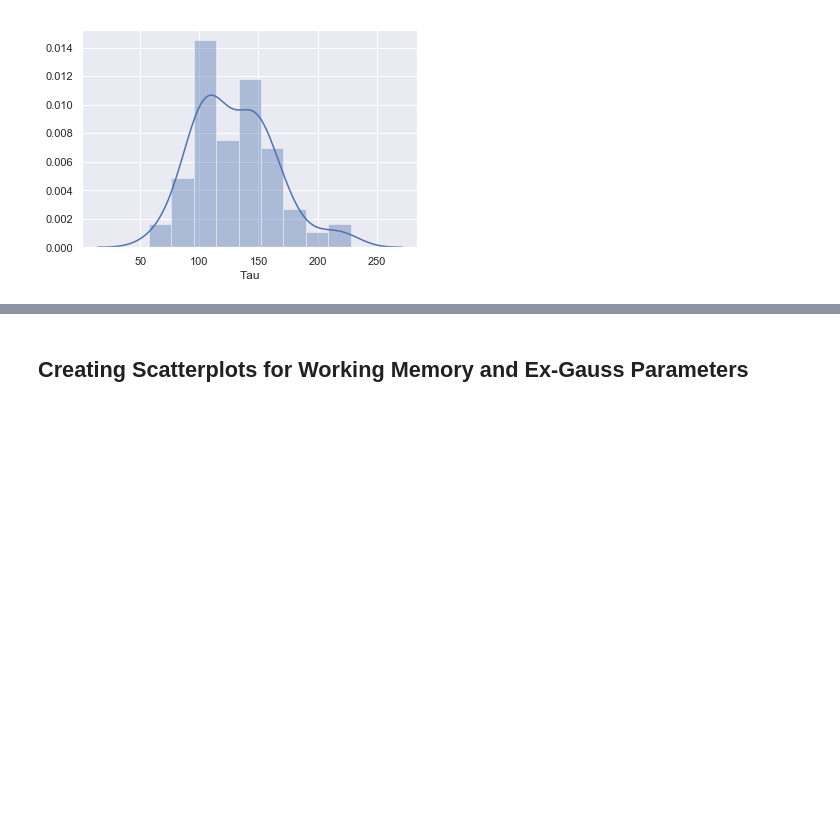
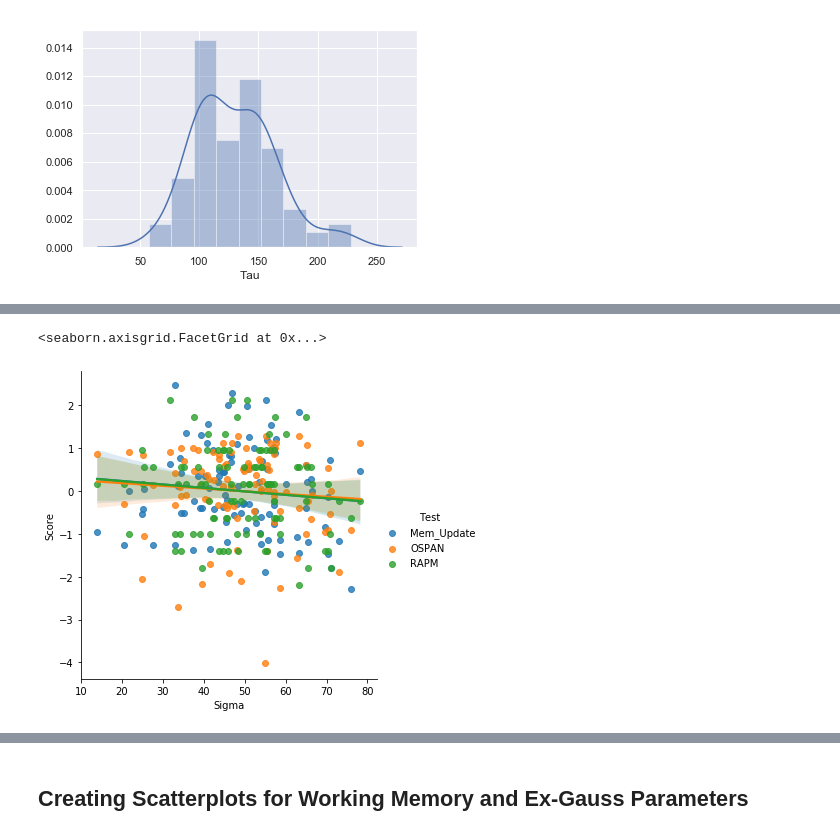
Before and after one commit to zoe-loh/WMD, a Jupyter notebook: SM01_Plotting.ipynb, the cells around one changed output, grey strips where cells are left out. Drawn from its saved outputs; the diff is of its cells as text; code cells hidden in the pictures; blank space fills up the shorter version.

```diff
--- a/SM01_Plotting.ipynb
+++ b/SM01_Plotting.ipynb
@@ -154,0 +174,5 @@ sns.distplot(mem_tau)
+# %%
+sns.lmplot(x="Sigma", y="Score", hue="Test", data= aes_long_df)
+# %% [output]
+<seaborn.axisgrid.FacetGrid at 0x...>
+[figure, added]
```
Also changed, not shown: parts of 12 cells of this notebook, 3 other files.
